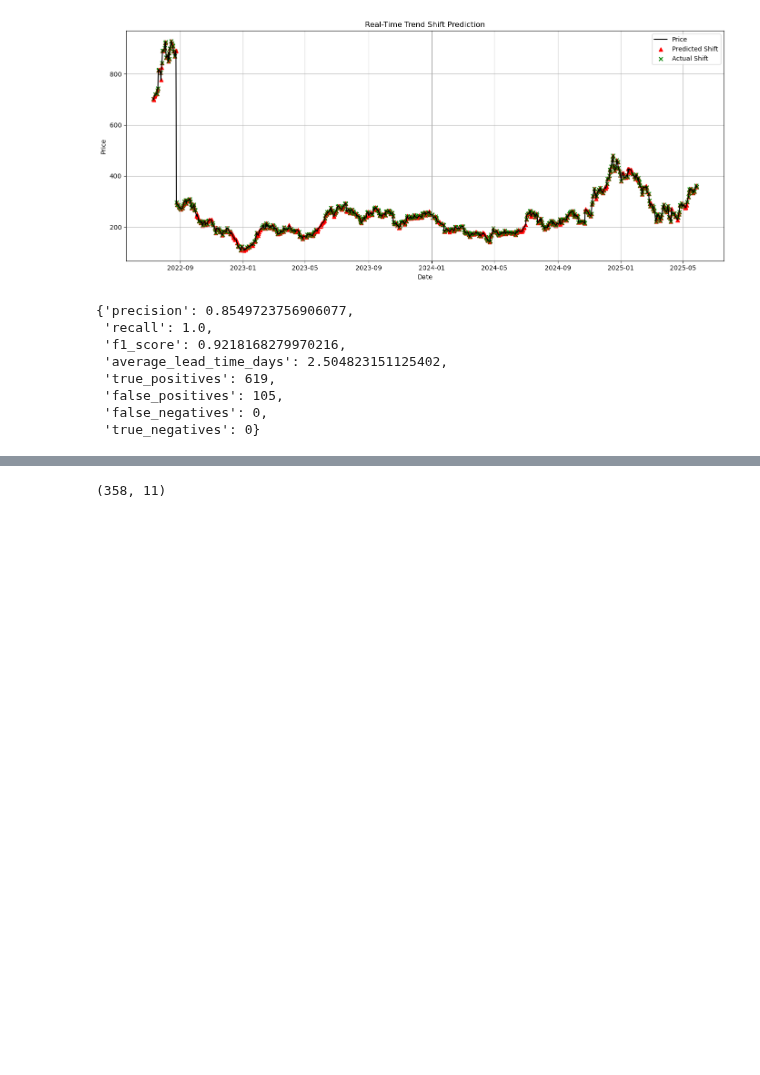
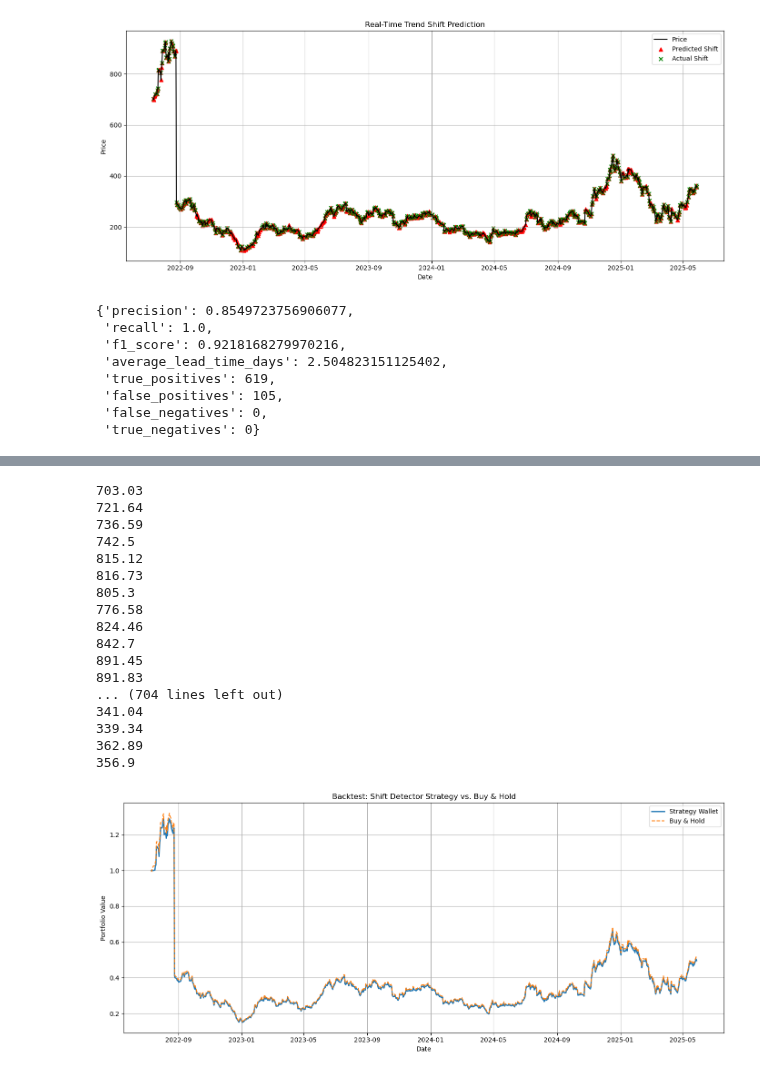
Before and after one commit to pihh/RL-Stock-Market-Masterpiece-Human-x-AI-Collab, a Jupyter notebook: notebooks/RESEARCH - StockTrend shift detection.ipynb, the cells around one changed output, grey strips where cells are left out. Drawn from its saved outputs; the diff is of its cells as text; code cells hidden in the pictures; blank space fills up the shorter version.

```diff
--- a/notebooks/RESEARCH - StockTrend shift detection.ipynb
+++ b/notebooks/RESEARCH - StockTrend shift detection.ipynb
@@ -563,4 +593,58 @@ NameError: name 'shift_dates_set' is not defined
-# %%
-X.shape
-# %% [output]
-(358, 11)
+# %%
+#Backtest
+# Backtest strategy using real-time alerts as signals
+wallet = 1.0
+in_position = True
+entry_price = prices_eval[0]
+wallet_history = []
+
+for i in range(len(prices_eval)):
+    price = prices_eval[i]
+    alert = alerts_eval[i]
+
+    if in_position:
+        wallet *= price / entry_price  # update wallet based on price movement
+        entry_price = price            # update last price
+        print(price)
+        if alert:
+            in_position = False        # exit position on alert
+    else:
+        if i >= 3 and not any(alerts_eval[i-3:i]):
+            in_position = True
+            entry_price = price        # re-enter at this price
+
+    wallet_history.append(wallet)
+
+# Build buy & hold comparison
+buy_hold = [prices_eval[i] / prices_eval[0] for i in range(len(prices_eval))]
+
+# Plot wallet vs. buy & hold
+plt.figure(figsize=(14, 6))
+plt.plot(dates_eval, wallet_history, label="Strategy Wallet", linewidth=2)
+plt.plot(dates_eval, buy_hold, label="Buy & Hold", linestyle="--")
+plt.title("Backtest: Shift Detector Strategy vs. Buy & Hold")
+plt.xlabel("Date")
+plt.ylabel("Portfolio Value")
+plt.grid(True)
+plt.legend()
+plt.tight_layout()
+plt.show()
+# %% [output]
+703.03
+721.64
+736.59
+742.5
+815.12
+816.73
+805.3
+776.58
+824.46
+842.7
+891.45
+891.83
+... (704 lines left out)
+341.04
+339.34
+362.89
+356.9
+[figure, added]
```
Also changed, not shown: parts of 3 cells of this notebook, 14 other files.
